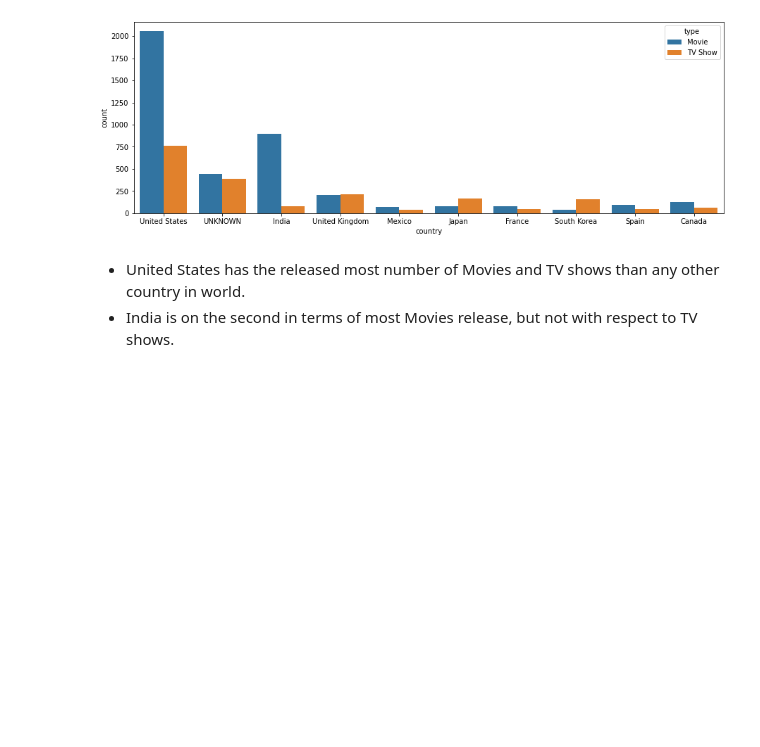
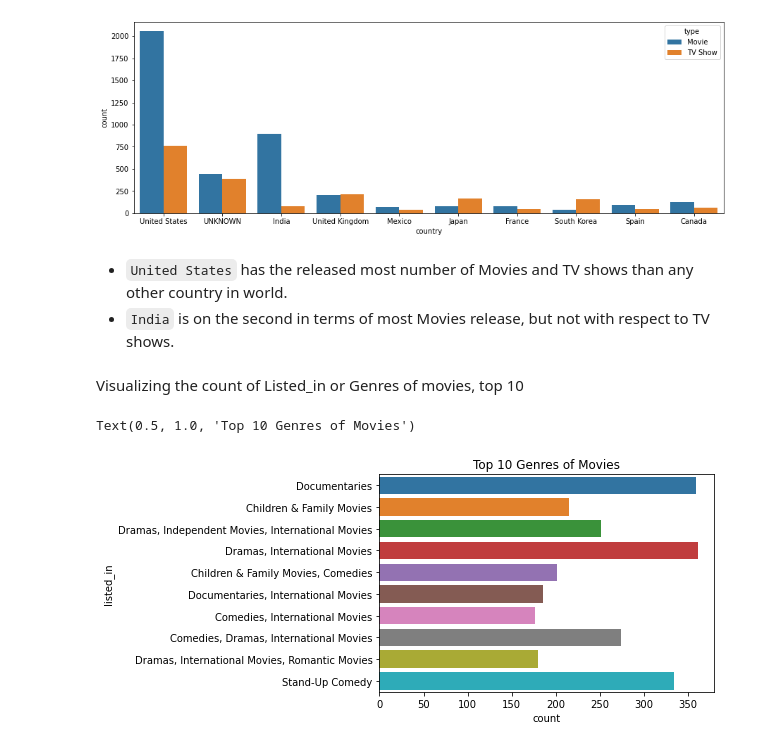
Before and after one commit to Ashar88/Netflix_shows_Analysis__EDA, a Jupyter notebook: Netflix_shows_movies.ipynb, the cells around one changed output. Drawn from its saved outputs; the diff is of its cells as text; code cells hidden in the pictures; blank space fills up the shorter version.

```diff
--- a/Netflix_shows_movies.ipynb
+++ b/Netflix_shows_movies.ipynb
@@ -379,5 +379,19 @@ sns.countplot(x="country", data = top_10_df, hue="type")
 <AxesSubplot:xlabel='country', ylabel='count'>
 [figure]
 # %% [markdown]
-* United States has the released most number of Movies and TV shows than any other country in world.
-* India is on the second in terms of most Movies release, but not with respect to TV shows.
+* `United States` has the released most number of Movies and TV shows than any other country in world.
+* `India` is on the second in terms of most Movies release, but not with respect to TV shows.
+# %% [markdown]
+Visualizing the count of Listed_in or Genres of movies, top 10
+# %%
+# selecting top 10 frequenct genres of movies
+df_movies = df[df["type"] == "Movie"]
+df_top_10 = df_movies[df_movies["listed_in"].isin(df_movies["listed_in"].value_counts()[:10].index.to_list()) == True]
+
+# plotting the frequency distribution of the genres of the Movies
+#plt.figure(figsize=(35,10))
+sns.countplot(y="listed_in", data= df_top_10)
+plt.title("Top 10 Genres of Movies")
+# %% [output]
+Text(0.5, 1.0, 'Top 10 Genres of Movies')
+[figure, added]
```
Also changed, not shown: parts of 1 cell of this notebook.
